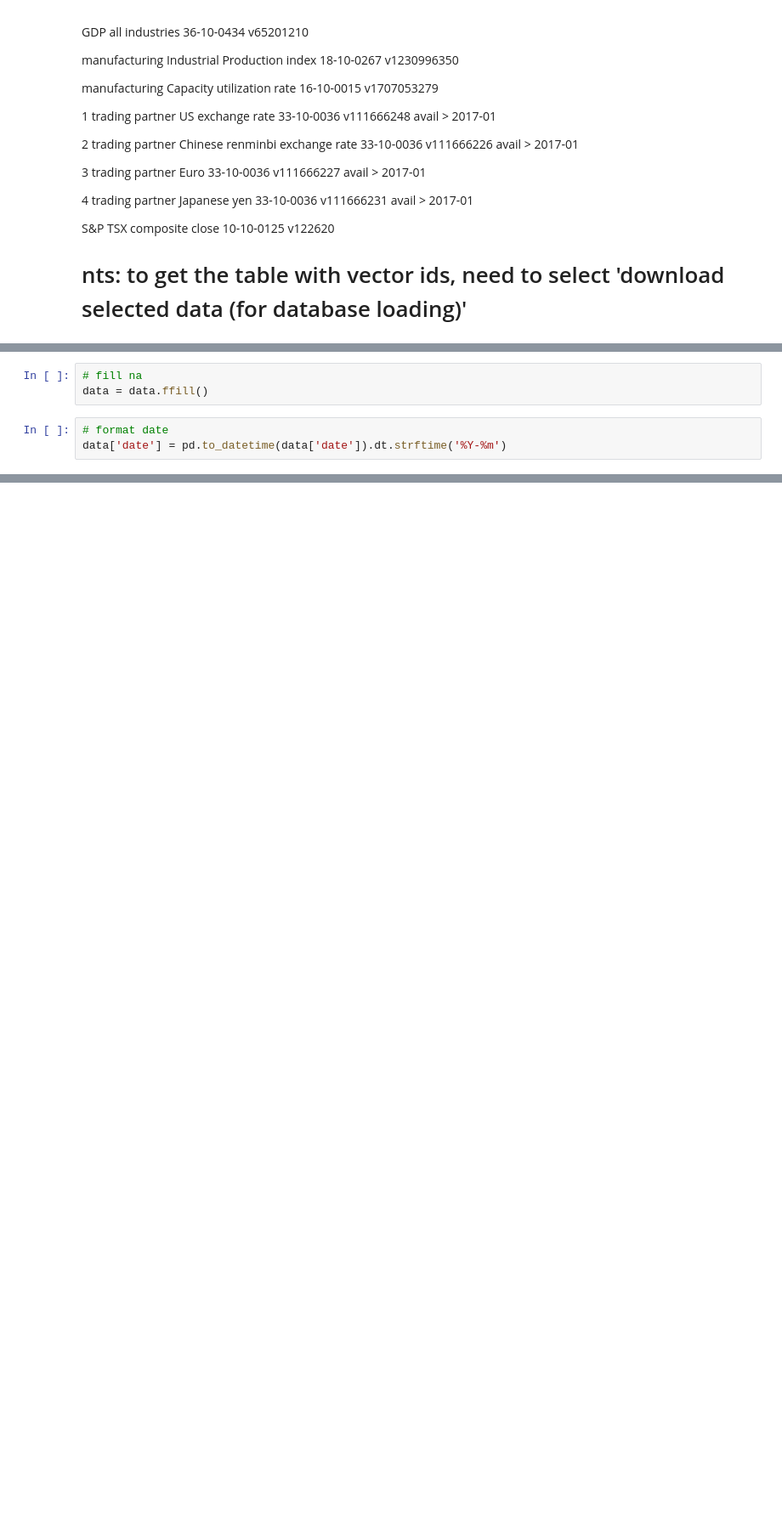
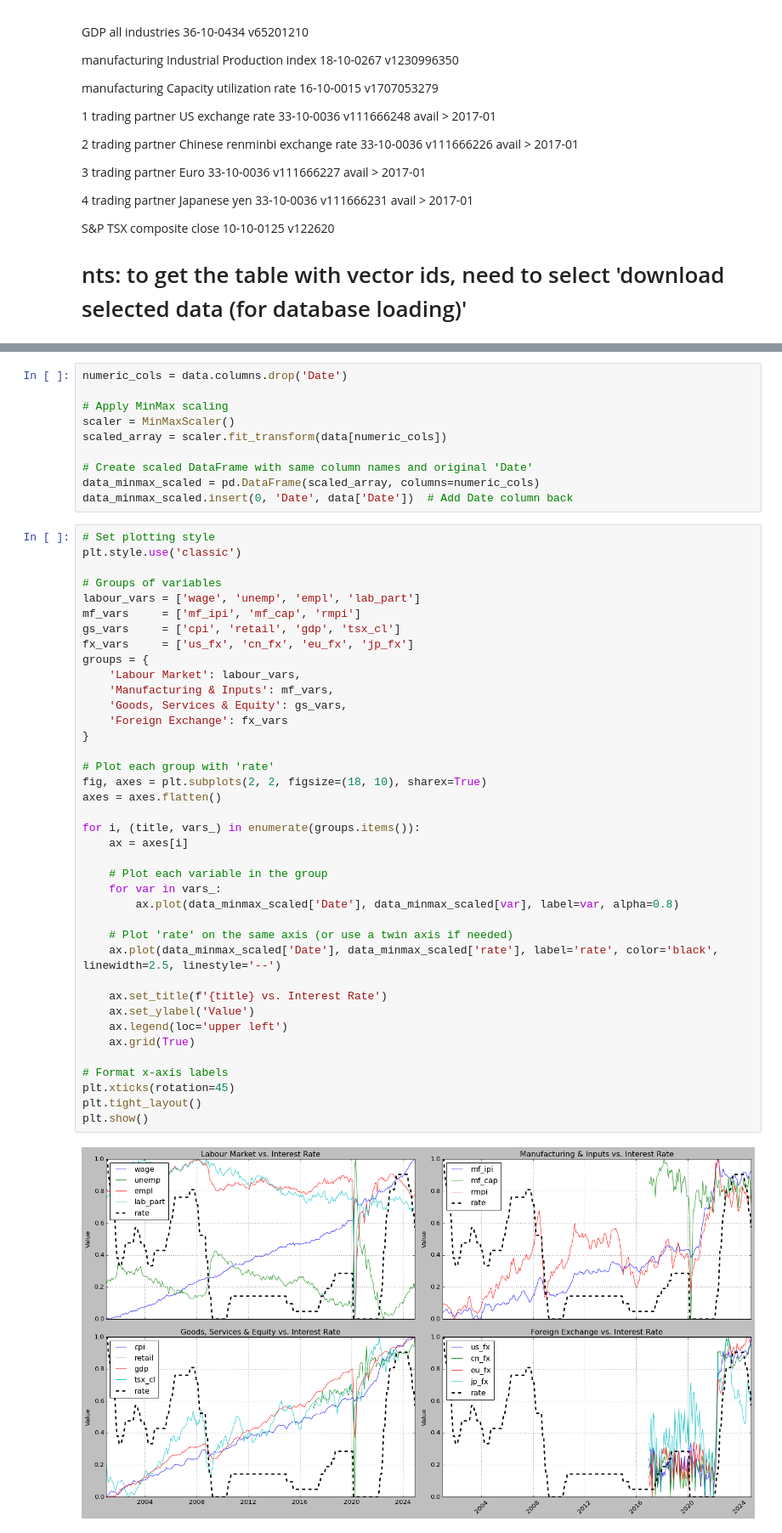
Before and after one commit to FleaBusyBeeBergs/dtsa5511-final-project, a Jupyter notebook: dtsa5511_final_project.ipynb, the cells around one changed output, grey strips where cells are left out. Shown at 85% size. Drawn from its saved outputs; the diff is of its cells as text; blank space fills up the shorter version.

```diff
--- a/dtsa5511_final_project.ipynb
+++ b/dtsa5511_final_project.ipynb
@@ -327,6 +408,0 @@ print(data.info())
-# %%
-# fill na
-data = data.ffill()
-# %%
-# format date
-data['date'] = pd.to_datetime(data['date']).dt.strftime('%Y-%m')
@@ -337,0 +429,51 @@ data.describe()
+# %%
+numeric_cols = data.columns.drop('Date')
+
+# Apply MinMax scaling
+scaler = MinMaxScaler()
+scaled_array = scaler.fit_transform(data[numeric_cols])
+
+# Create scaled DataFrame with same column names and original 'Date'
+data_minmax_scaled = pd.DataFrame(scaled_array, columns=numeric_cols)
+data_minmax_scaled.insert(0, 'Date', data['Date'])  # Add Date column back
+# %%
+# Set plotting style
+plt.style.use('classic')
+
+# Groups of variables
+labour_vars = ['wage', 'unemp', 'empl', 'lab_part']
+mf_vars     = ['mf_ipi', 'mf_cap', 'rmpi']
+gs_vars     = ['cpi', 'retail', 'gdp', 'tsx_cl']
+fx_vars     = ['us_fx', 'cn_fx', 'eu_fx', 'jp_fx']
+groups = {
+    'Labour Market': labour_vars,
+    'Manufacturing & Inputs': mf_vars,
+    'Goods, Services & Equity': gs_vars,
+    'Foreign Exchange': fx_vars
+}
+
+# Plot each group with 'rate'
+fig, axes = plt.subplots(2, 2, figsize=(18, 10), sharex=True)
+axes = axes.flatten()
+
+for i, (title, vars_) in enumerate(groups.items()):
+    ax = axes[i]
+
+    # Plot each variable in the group
+    for var in vars_:
+        ax.plot(data_minmax_scaled['Date'], data_minmax_scaled[var], label=var, alpha=0.8)
+
+    # Plot 'rate' on the same axis (or use a twin axis if needed)
+    ax.plot(data_minmax_scaled['Date'], data_minmax_scaled['rate'], label='rate', color='black', linewidth=2.5, linestyle='--')
+
+    ax.set_title(f'{title} vs. Interest Rate')
+    ax.set_ylabel('Value')
+    ax.legend(loc='upper left')
+    ax.grid(True)
+
+# Format x-axis labels
+plt.xticks(rotation=45)
+plt.tight_layout()
+plt.show()
+# %% [output]
+[figure, added]
```
Also changed, not shown: parts of 17 cells of this notebook.
